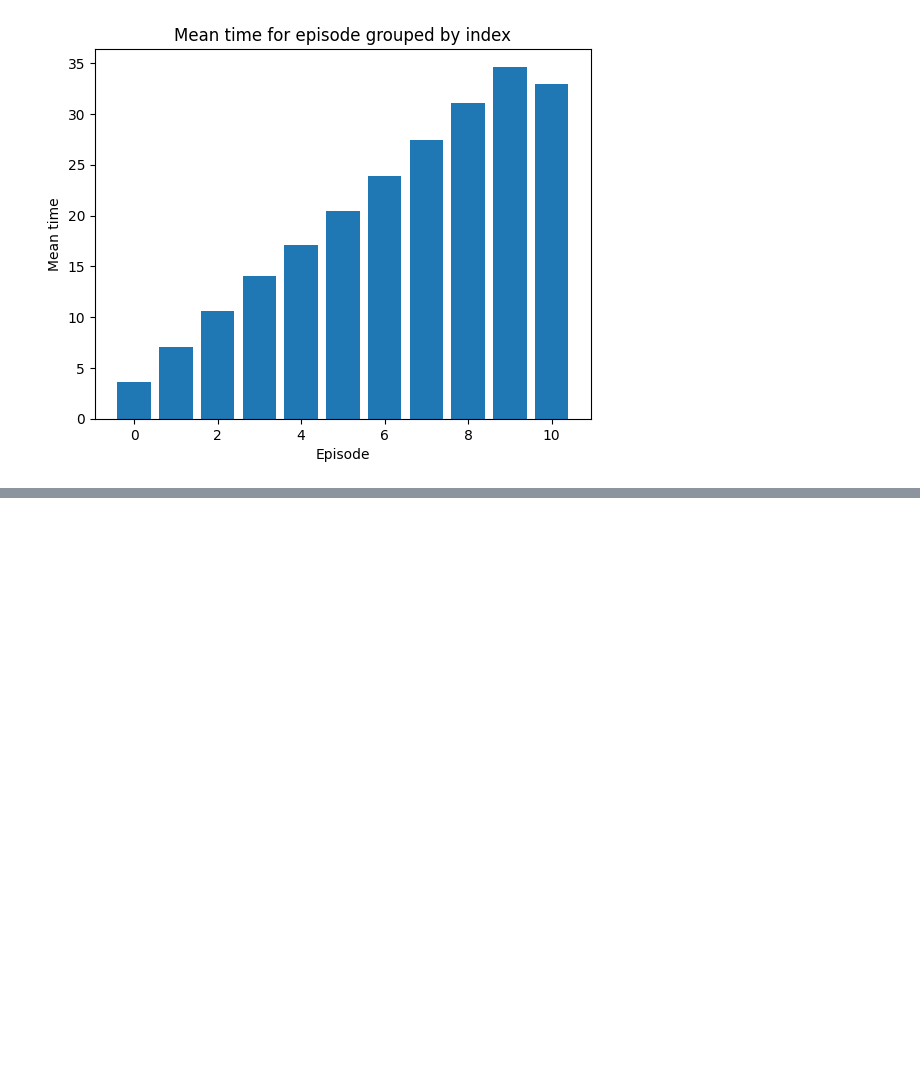
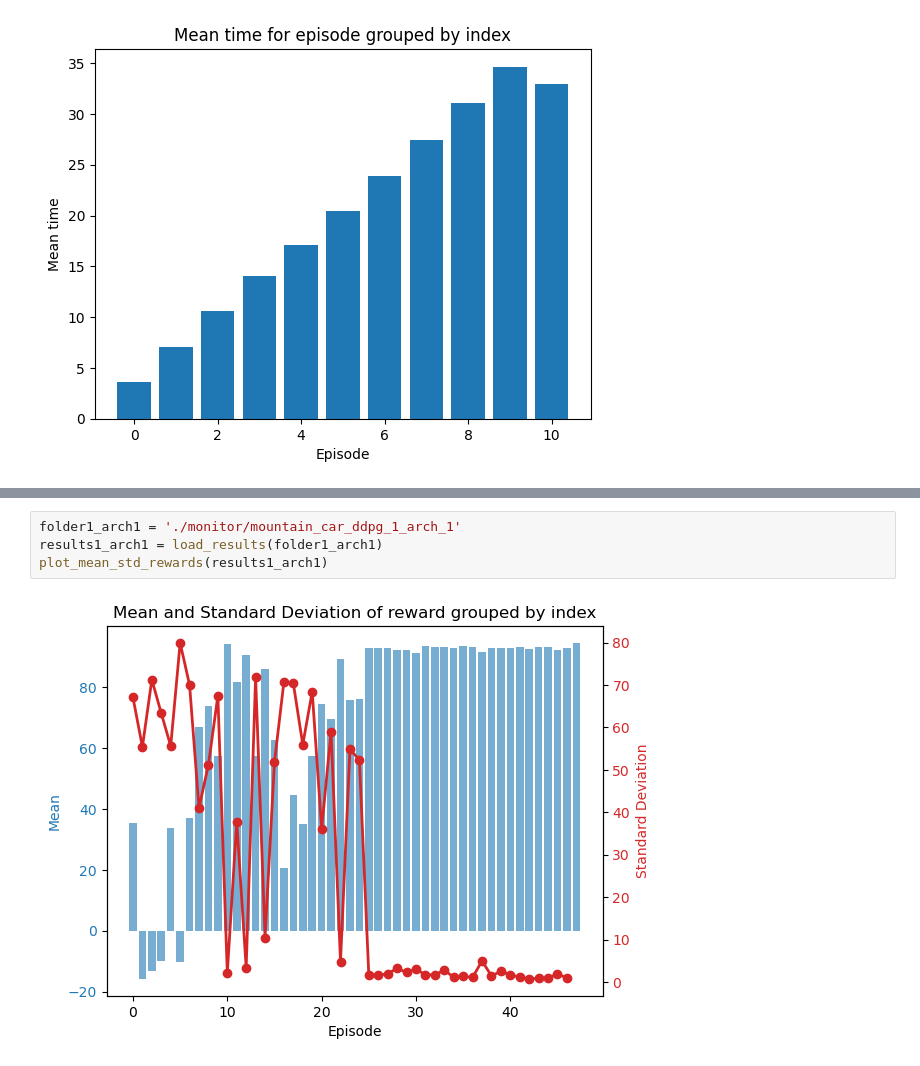
Before and after one commit to dubielel/computational-intelligence-in-digital-data-analysis, a Jupyter notebook: lab5/lab5_DDPG.ipynb, the cells around one changed output, grey strips where cells are left out. Cells and saved outputs as stored; diff of their text form; blank space fills up the shorter version.

Commit message:
Lab 5: DDPG NN architecture

```diff
--- a/lab5/lab5_DDPG.ipynb
+++ b/lab5/lab5_DDPG.ipynb
@@ -250,0 +305,6 @@ plot_mean_time_for_episode(results3)
+# %%
+folder1_arch1 = './monitor/mountain_car_ddpg_1_arch_1'
+results1_arch1 = load_results(folder1_arch1)
+plot_mean_std_rewards(results1_arch1)
+# %% [output]
+[figure, added]
```
Also changed, not shown: parts of 9 cells of this notebook.
